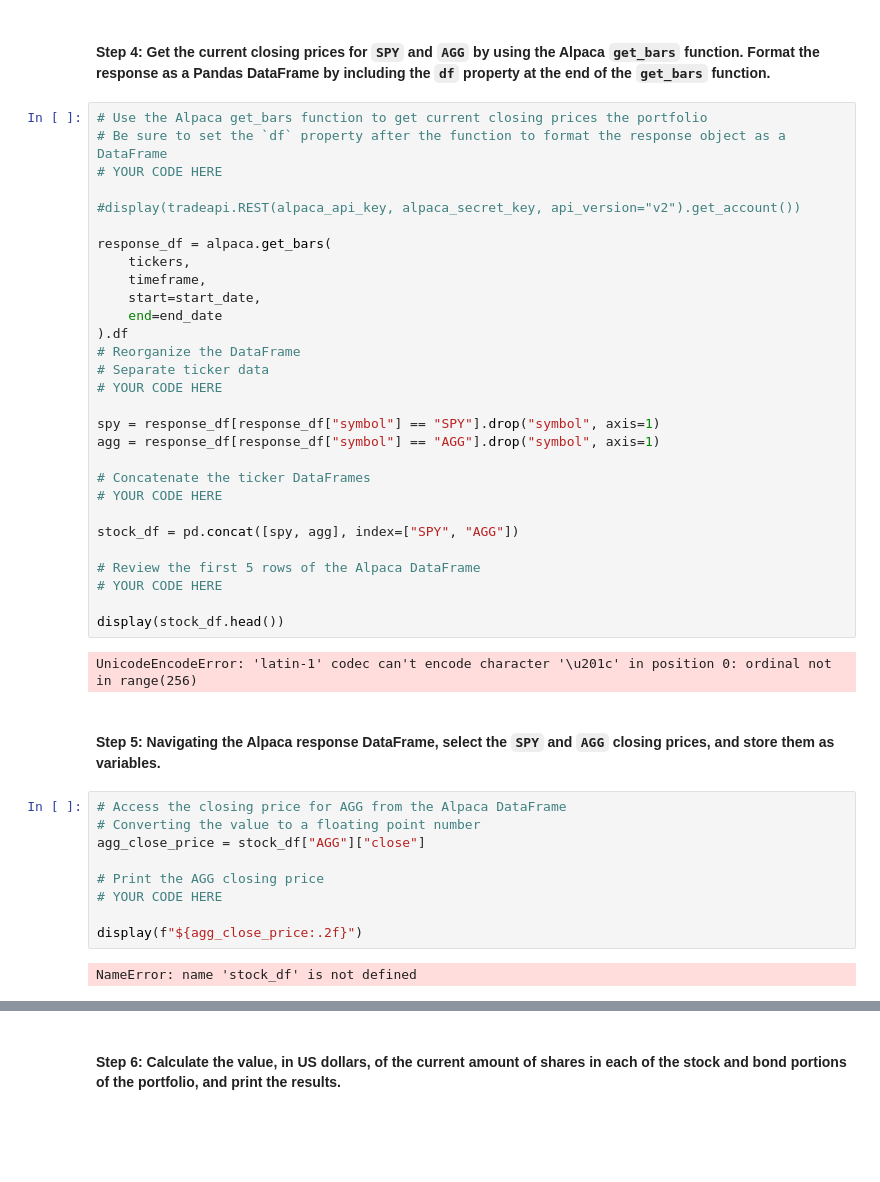
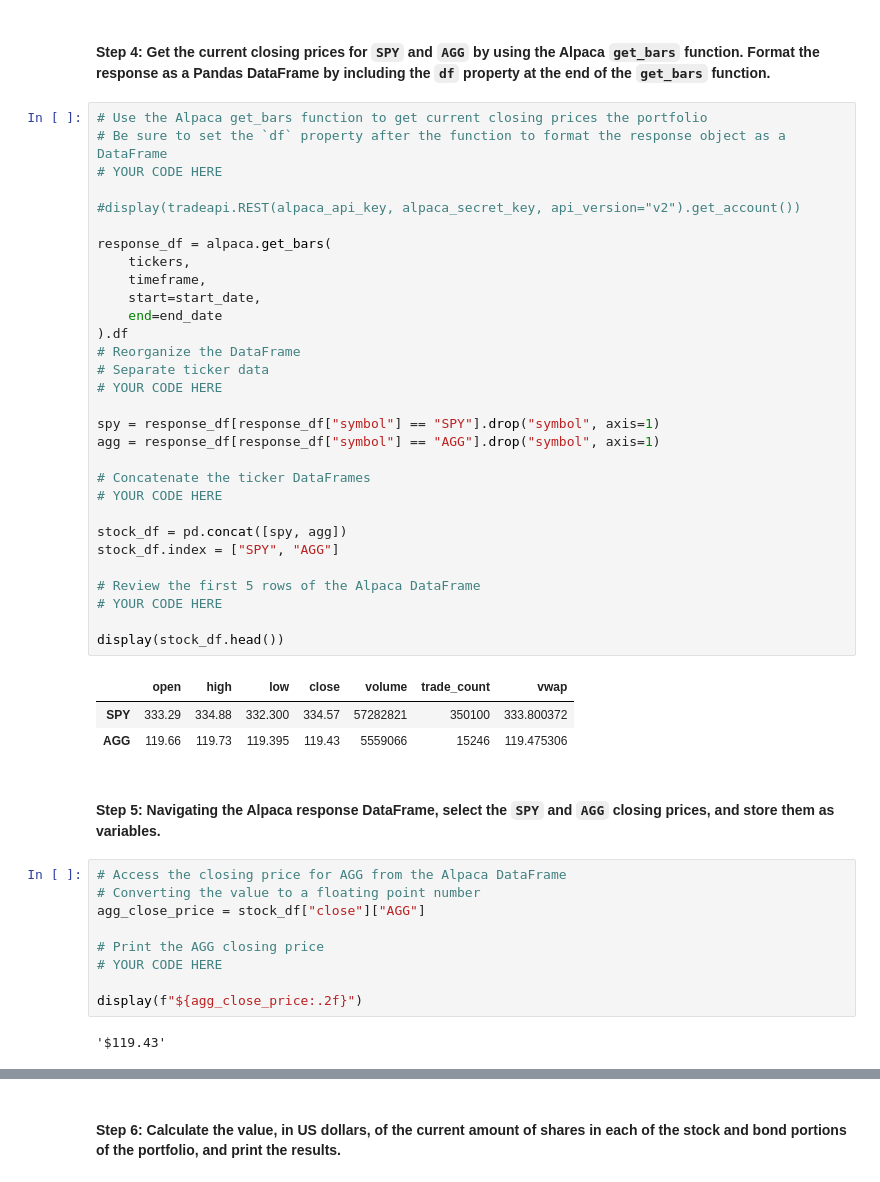
Before and after one commit to Rishi-Prasadha/RICE-FINTECH-05_Challenge, a Jupyter notebook: Starter_Code-4/financial_planning_tools.ipynb, the cells around one changed output, grey strips where cells are left out. Drawn from its saved outputs; the diff is of its cells as text; blank space fills up the shorter version.

Commit message:
Fixed the unicode error in .env file. Corrected some code in main workbook, everything running smoothly.

```diff
--- a/Starter_Code-4/financial_planning_tools.ipynb
+++ b/Starter_Code-4/financial_planning_tools.ipynb
@@ -256,47 +256,50 @@ display(end_date)
 # %%
 # Use the Alpaca get_bars function to get current closing prices the portfolio
 # Be sure to set the `df` property after the function to format the response object as a DataFrame
 # YOUR CODE HERE
 
 #display(tradeapi.REST(alpaca_api_key, alpaca_secret_key, api_version="v2").get_account())
 
 response_df = alpaca.get_bars(
     tickers,
     timeframe,
     start=start_date,
     end=end_date
 ).df
 # Reorganize the DataFrame
 # Separate ticker data
 # YOUR CODE HERE
 
 spy = response_df[response_df["symbol"] == "SPY"].drop("symbol", axis=1)
 agg = response_df[response_df["symbol"] == "AGG"].drop("symbol", axis=1)
 
 # Concatenate the ticker DataFrames
 # YOUR CODE HERE
 
-stock_df = pd.concat([spy, agg], index=["SPY", "AGG"])
+stock_df = pd.concat([spy, agg])
+stock_df.index = ["SPY", "AGG"]
 
 # Review the first 5 rows of the Alpaca DataFrame
 # YOUR CODE HERE
 
 display(stock_df.head())
 # %% [output]
-UnicodeEncodeError: 'latin-1' codec can't encode character '\u201c' in position 0: ordinal not in range(256)
+|  | open | high | low | close | volume | trade_count | vwap |
+| SPY | 333.29 | 334.88 | 332.300 | 334.57 | 57282821 | 350100 | 333.800372 |
+| AGG | 119.66 | 119.73 | 119.395 | 119.43 | 5559066 | 15246 | 119.475306 |
 # %% [markdown]
 #### Step 5: Navigating the Alpaca response DataFrame, select the `SPY` and `AGG` closing prices, and store them as variables.
 # %%
 # Access the closing price for AGG from the Alpaca DataFrame
 # Converting the value to a floating point number
-agg_close_price = stock_df["AGG"]["close"]
+agg_close_price = stock_df["close"]["AGG"]
 
 # Print the AGG closing price
 # YOUR CODE HERE
 
 display(f"${agg_close_price:.2f}")
 # %% [output]
-NameError: name 'stock_df' is not defined
+'$119.43'
 # %%
 # Access the closing price for SPY from the Alpaca DataFrame
 # Converting the value to a floating point number
```
Also changed, not shown: parts of 34 cells of this notebook.
